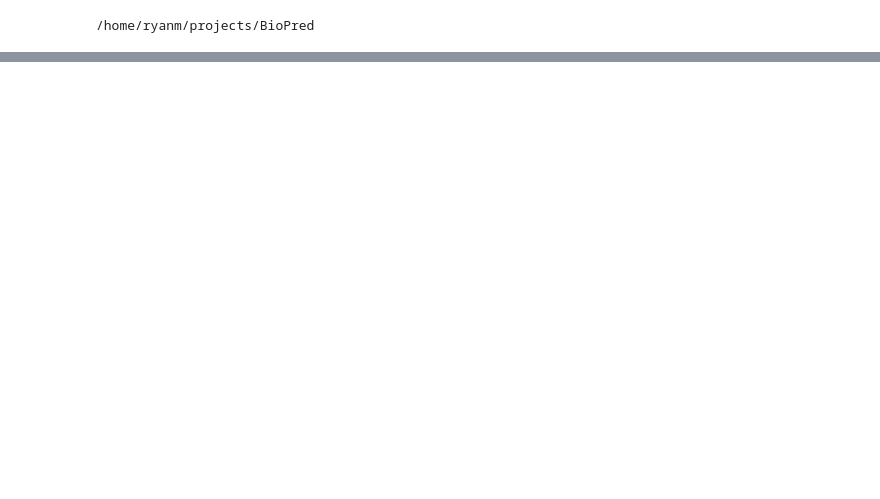
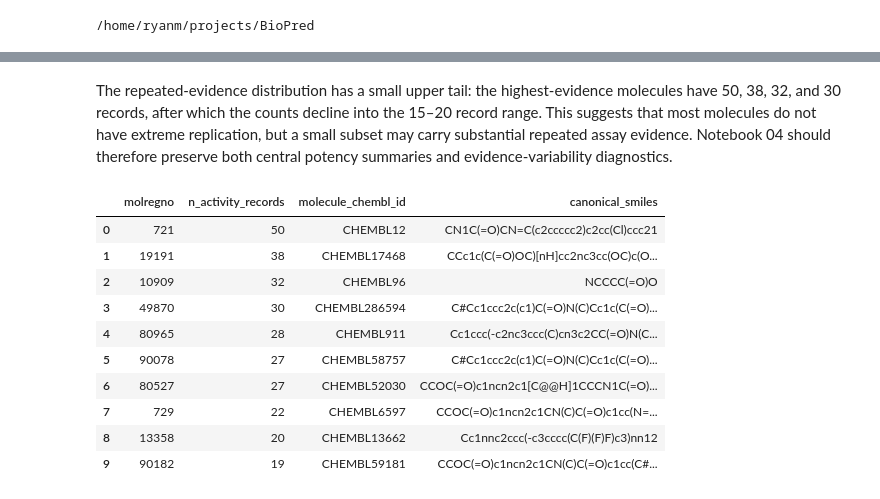
Before and after one commit to Taliwat/BioPred, a Jupyter notebook: notebooks/04_molecule_level_modeling_table.ipynb, the cells around one changed output, grey strips where cells are left out. Saved outputs shown, nothing was run; the diff lists cells and outputs as text; code cells hidden in the pictures; blank space fills up the shorter version.

Commit message:
finished notebook 4, edits to be made later.

```diff
--- a/notebooks/04_molecule_level_modeling_table.ipynb
+++ b/notebooks/04_molecule_level_modeling_table.ipynb
@@ -69,0 +221,12 @@ df.shape # Expecting (4435, 27)
+# %%
+# look at activity evidence density per molecule, how many records does each molecule have?
+records_per_molecule = (
+    mol_df
+    .groupby("molregno")
+    .agg(
+        n_activity_records = ("activity_id", "nunique")
+    )
+    .reset_index()
+)
+
+records_per_molecule["n_activity_records"].describe()
@@ -69,0 +267,9 @@ df.shape # Expecting (4435, 27)
+# %%
+# inspect molecules with the most repeated activity evidence
+top_evidence_molecules = (
+    records_per_molecule
+    .sort_values("n_activity_records", ascending = False)
+    .head(10)
+)
+
+top_evidence_molecules
@@ -69,0 +288,31 @@ df.shape # Expecting (4435, 27)
+# %% [markdown]
+The repeated-evidence distribution has a small upper tail: the highest-evidence molecules have 50, 38, 32, and 30 records, after which the counts decline into the 15–20 record range. This suggests that most molecules do not have extreme replication, but a small subset may carry substantial repeated assay evidence. Notebook 04 should therefore preserve both central potency summaries and evidence-variability diagnostics.
+# %%
+# looking more into the high-evidence molregno values
+molecule_lookup = (
+    mol_df[["molregno", "molecule_chembl_id", "canonical_smiles"]]
+    .drop_duplicates()
+)
+
+top_evidence_molecules_labeled = (
+    top_evidence_molecules
+    .merge(
+        molecule_lookup,
+        on = "molregno",
+        how = "left"
+    )
+)
+
+top_evidence_molecules_labeled
+# %% [output]
+|  | molregno | n_activity_records | molecule_chembl_id | canonical_smiles |
+| 0 | 721 | 50 | CHEMBL12 | CN1C(=O)CN=C(c2ccccc2)c2cc(Cl)ccc21 |
+| 1 | 19191 | 38 | CHEMBL17468 | CCc1c(C(=O)OC)[nH]cc2nc3cc(OC)c(O... |
+| 2 | 10909 | 32 | CHEMBL96 | NCCCC(=O)O |
+| 3 | 49870 | 30 | CHEMBL286594 | C#Cc1ccc2c(c1)C(=O)N(C)Cc1c(C(=O)... |
+| 4 | 80965 | 28 | CHEMBL911 | Cc1ccc(-c2nc3ccc(C)cn3c2CC(=O)N(C... |
+| 5 | 90078 | 27 | CHEMBL58757 | C#Cc1ccc2c(c1)C(=O)N(C)Cc1c(C(=O)... |
+| 6 | 80527 | 27 | CHEMBL52030 | CCOC(=O)c1ncn2c1[C@@H]1CCCN1C(=O)... |
+| 7 | 729 | 22 | CHEMBL6597 | CCOC(=O)c1ncn2c1CN(C)C(=O)c1cc(N=... |
+| 8 | 13358 | 20 | CHEMBL13662 | Cc1nnc2ccc(-c3cccc(C(F)(F)F)c3)nn12 |
+| 9 | 90182 | 19 | CHEMBL59181 | CCOC(=O)c1ncn2c1CN(C)C(=O)c1cc(C#... |
```
Also changed, not shown: parts of 61 cells of this notebook.
